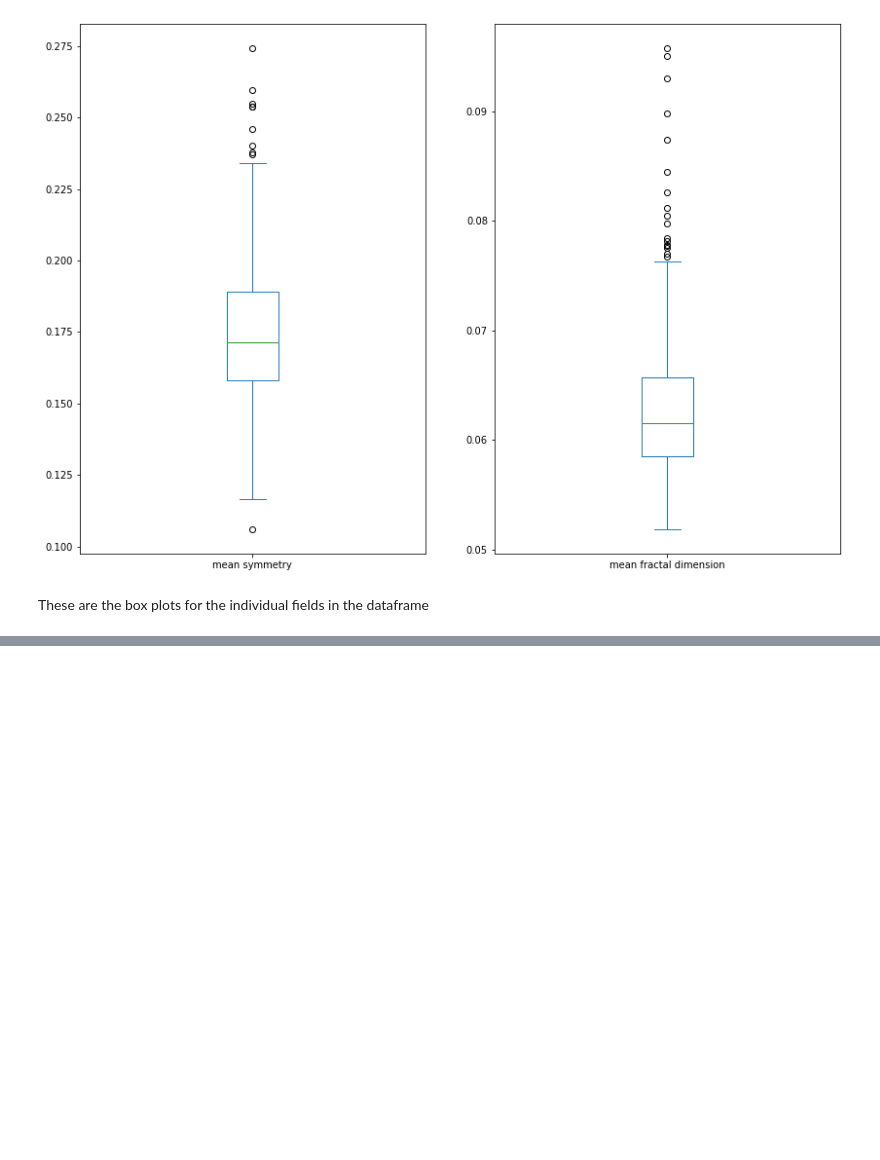
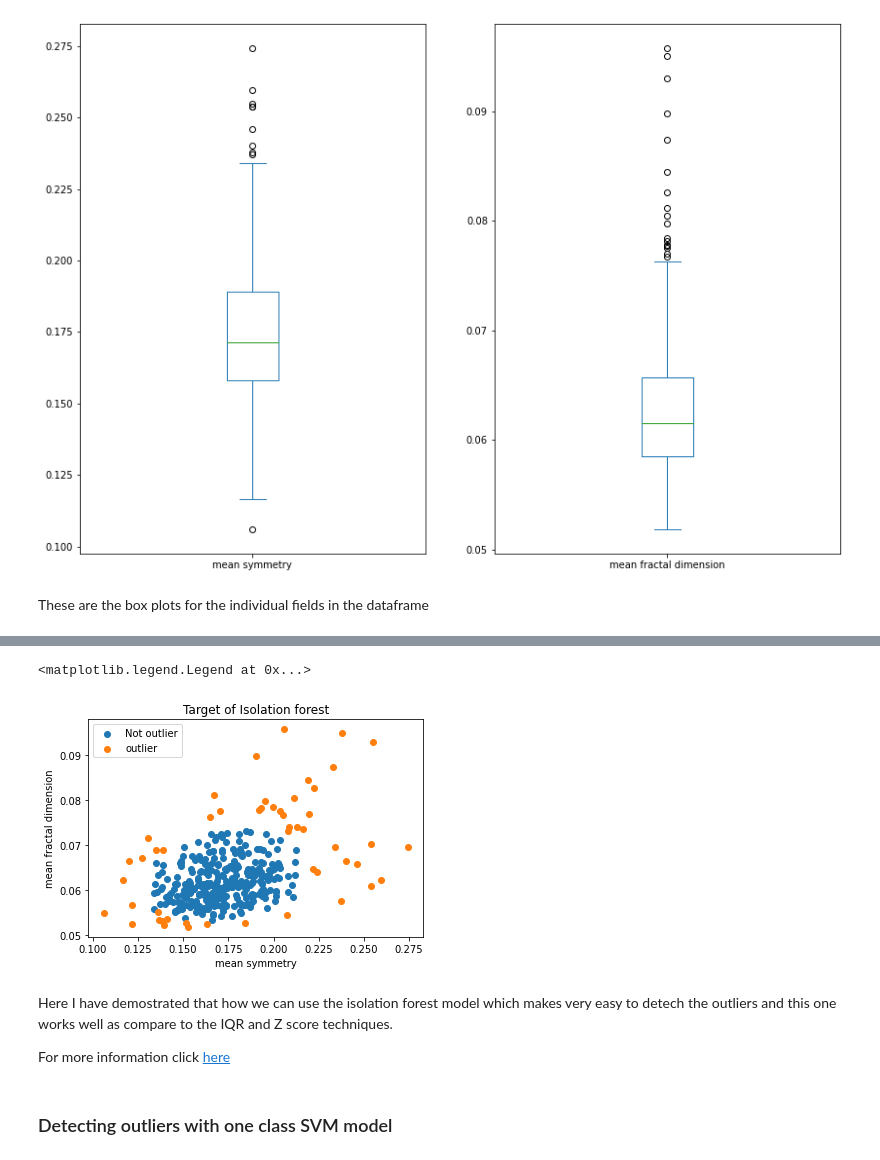
Before and after one commit to Shobhit-Mishra-02/AI-ML-repo, a Jupyter notebook: outlier detection.ipynb, the cells around one changed output, grey strips where cells are left out. Drawn from its saved outputs; the diff is of its cells as text; code cells hidden in the pictures; blank space fills up the shorter version.

```diff
--- a/outlier detection.ipynb
+++ b/outlier detection.ipynb
@@ -175,0 +181,7 @@ df1[(df1["mean symmetry"]<lower_bound_ms) | (df1["mean symmetry"]>upper_bound_ms
+# %%
+from sklearn.ensemble import IsolationForest
+
+# contamination is used to set the threshold which lie b/w 0 to 0.5.
+forest_model = IsolationForest()
+# %%
+target_of_isolation_forest = forest_model.fit_predict(df1[["mean symmetry","mean fractal dimension"]])
@@ -175,0 +190,18 @@ df1[(df1["mean symmetry"]<lower_bound_ms) | (df1["mean symmetry"]>upper_bound_ms
+# %%
+df1["isolation forest"] = target_of_isolation_forest
+# %%
+plt.scatter(df1[df1["isolation forest"] == 1]["mean symmetry"], df1[df1["isolation forest"] == 1]["mean fractal dimension"])
+plt.scatter(df1[df1["isolation forest"] == -1]["mean symmetry"], df1[df1["isolation forest"] == -1]["mean fractal dimension"])
+plt.xlabel("mean symmetry")
+plt.ylabel("mean fractal dimension")
+plt.title("Target of Isolation forest")
+plt.legend(["Not outlier","outlier"])
+# %% [output]
+<matplotlib.legend.Legend at 0x...>
+[figure, added]
+# %% [markdown]
+Here I have demostrated that how we can use the isolation forest model which makes very easy to detech the outliers and this one works well as compare to the IQR and Z score techniques.
+
+For more information click [here](https://scikit-learn.org/stable/modules/outlier_detection.html)
+# %% [markdown]
+### Detecting outliers with one class SVM model
```
Also changed, not shown: parts of 12 cells of this notebook.
